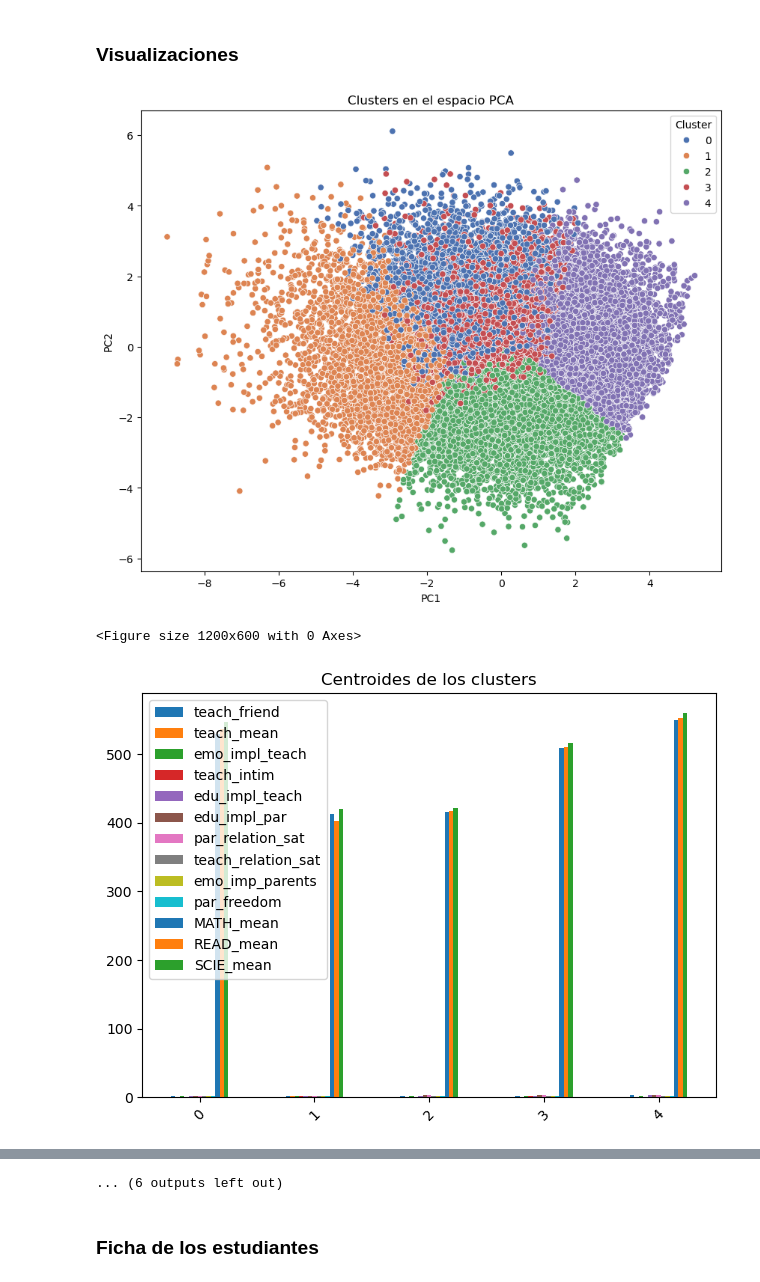
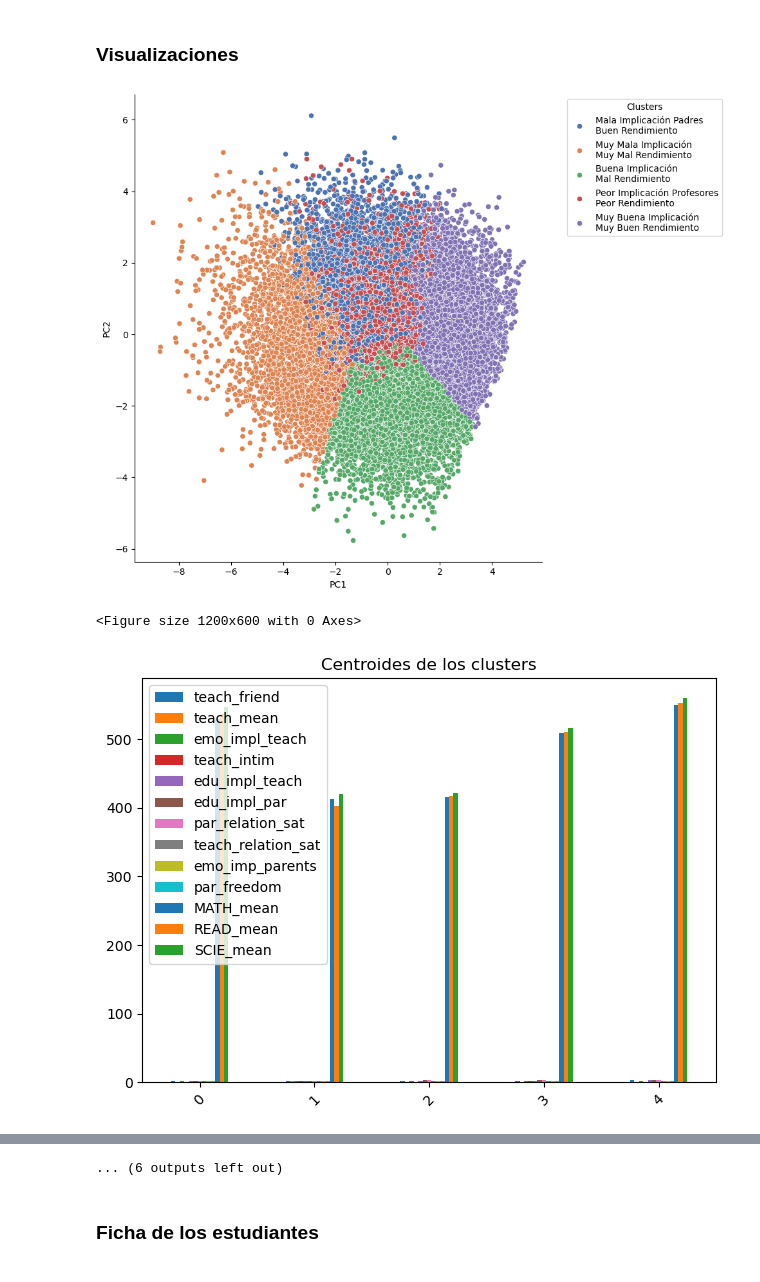
Before and after one commit to sara-fuentes/tfm_pisa_educacion, a Jupyter notebook: clustering_students_well_imputed.ipynb, the cells around one changed output, grey strips where cells are left out. Cells and saved outputs as stored; diff of their text form; code cells hidden in the pictures.

Commit message:
improved visualization

```diff
--- a/clustering_students_well_imputed.ipynb
+++ b/clustering_students_well_imputed.ipynb
@@ -665,6 +669,22 @@ centroids_df = pd.DataFrame(
 ### Visualizaciones
 # %%
 
+"""
+# 5. Visualizaciones
+
+# 5.1. PCA para reducción de dimensionalidad y visualización
+pca = PCA(n_components=2)
+df_pca = pca.fit_transform(df_scaled)
+df_pca = pd.DataFrame(df_pca, columns=['PC1', 'PC2'])
+df_pca['Cluster'] = clusters
+
+
+# Gráfico de dispersión con PCA
+plt.figure(figsize=(10, 8))
+sns.scatterplot(data=df_pca, x='PC1', y='PC2', hue='Cluster', palette='deep')
+plt.title('Clusters en el espacio PCA')
+plt.show()
+"""
 # 5. Visualizaciones
 
 # 5.1. PCA para reducción de dimensionalidad y visualización
@@ -675,40 +695,64 @@ df_pca['Cluster'] = clusters
 
 # Gráfico de dispersión con PCA
 plt.figure(figsize=(10, 8))
-sns.scatterplot(data=df_pca, x='PC1', y='PC2', hue='Cluster', palette='deep')
-plt.title('Clusters en el espacio PCA')
+scatter = sns.scatterplot(data=df_pca, x='PC1', y='PC2', hue='Cluster', palette='deep')
+
+# Definir los nombres de los clusters
+legend_labels = {
+    0: "Mala Implicación Padres\nBuen Rendimiento",
+    1: "Muy Mala Implicación\nMuy Mal Rendimiento",
+    2: "Buena Implicación\nMal Rendimiento",
+    3: "Peor Implicación Profesores\nPeor Rendimiento",
+    4: "Muy Buena Implicación\nMuy Buen Rendimiento"
+}
+
+# Modificar la leyenda
+handles, labels = scatter.get_legend_handles_labels()
+scatter.legend(handles, [legend_labels[int(i)] for i in labels],
+              title="Clusters",
+              bbox_to_anchor=(1.05, 1),
+              loc='upper left')
+
+# Mantener solo los ejes izquierdo e inferior
+plt.gca().spines['top'].set_visible(False)
+plt.gca().spines['right'].set_visible(False)
+
+# Ajustar el layout para que la leyenda no se corte
+plt.tight_layout()
+
 plt.show()
+
 
 # 5.2. Visualización de los centroides
 plt.figure(figsize=(12, 6))
 centroids_df.plot(kind='bar')
 plt.title('Centroides de los clusters')
 plt.xticks(rotation=45)
 plt.tight_layout()
 plt.show()
 
 # 5.3. Heatmap de los centroides
 plt.figure(figsize=(10, 6))
 sns.heatmap(centroids_df, annot=True, cmap='YlOrRd', center=0)
 plt.title('Heatmap de Centroides')
 plt.tight_layout()
 plt.show()
 
 # 5.4. Distribución de variables por cluster
 for column in df_students_feat.columns[:-1]:  # excluimos la columna 'Cluster'
     plt.figure(figsize=(10, 6))
     sns.boxplot(x='cluster', y=column, data=df_students_feat)
     plt.title(f'Distribución de {column} por Cluster')
     plt.show()
 
 # 6. Análisis de los clusters
 print("\nTamaño de cada cluster:")
 print(df_students_feat['cluster'].value_counts().sort_index())
 
 print("\nCaracterísticas de cada cluster (en escala original):")
 print(centroids_df)
 # %% [output]
-[figure, old version]
+[figure, new version]
 <Figure size 1200x600 with 0 Axes>
 [figure]
 [figure]
```
Also changed, not shown: parts of 6 cells of this notebook, 2 other files.
